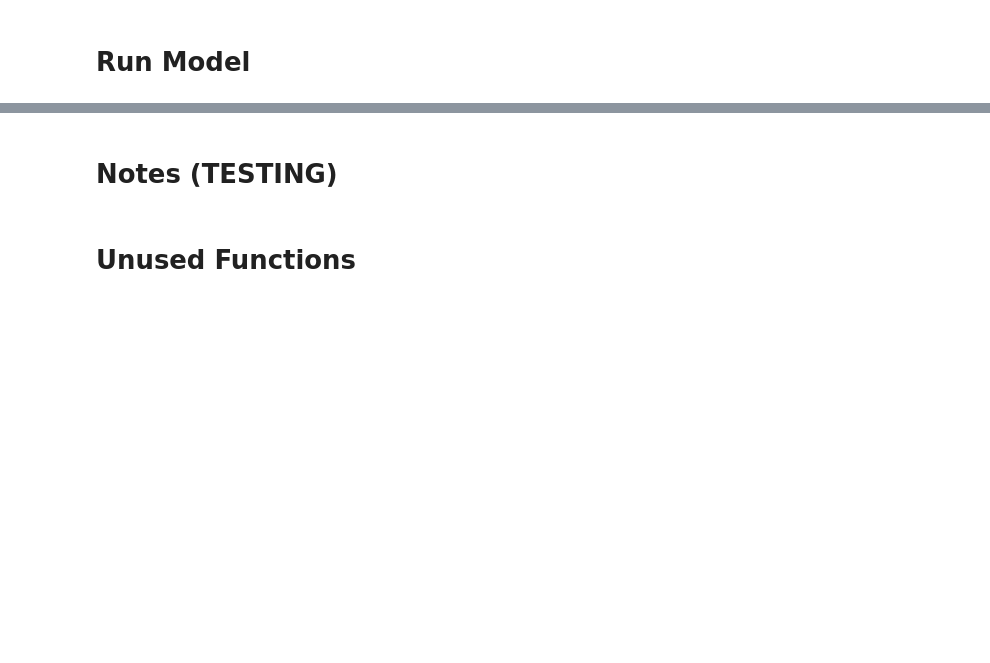
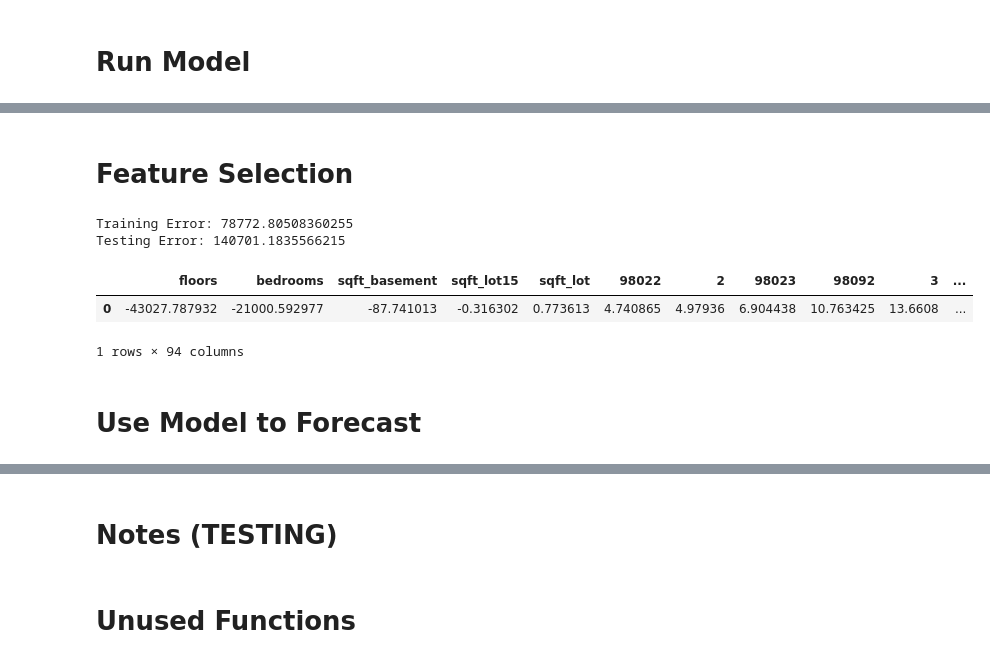
Before and after one commit to EricB10/housing-prices-regression-project, a Jupyter notebook: eric_notebook.ipynb, the cells around one changed output, grey strips where cells are left out. Saved outputs shown, nothing was run; the diff lists cells and outputs as text; code cells hidden in the pictures; blank space fills up the shorter version.

```diff
--- a/eric_notebook.ipynb
+++ b/eric_notebook.ipynb
@@ -270,0 +220,28 @@ strong multicollinearity or other numerical problems.
+# %% [markdown]
+# Feature Selection
+# %%
+lasso = Lasso(alpha=0.01, normalize=False)
+lasso.fit(x_train, y_train)
+
+y_train_pred = lasso.predict(x_train)
+y_pred = lasso.predict(x_test)
+# %%
+train_rmse = metrics.mean_absolute_error(y_train, y_train_pred)
+test_rmse = np.sqrt(metrics.mean_squared_error(y_test, y_pred))
+print('Training Error: '+ str(train_rmse) )
+print('Testing Error: '+ str(test_rmse) )
+# %% [output]
+Training Error: 78772.80508360255
+Testing Error: 140701.1835566215
+# %%
+lasso_coef = pd.DataFrame(data=lasso.coef_).T
+lasso_coef.columns = x_train.columns
+lasso_coef = lasso_coef.T.sort_values(by=0).T
+
+lasso_coef
+# %% [output]
+|  | floors | bedrooms | sqft_basement | sqft_lot15 | sqft_lot | 98022 | 2 | 98023 | 98092 | 3 | ... |
+| 0 | -43027.787932 | -21000.592977 | -87.741013 | -0.316302 | 0.773613 | 4.740865 | 4.97936 | 6.904438 | 10.763425 | 13.6608 | ... |
+1 rows × 94 columns
+# %% [markdown]
+# Use Model to Forecast
```
Also changed, not shown: parts of 34 cells of this notebook.
